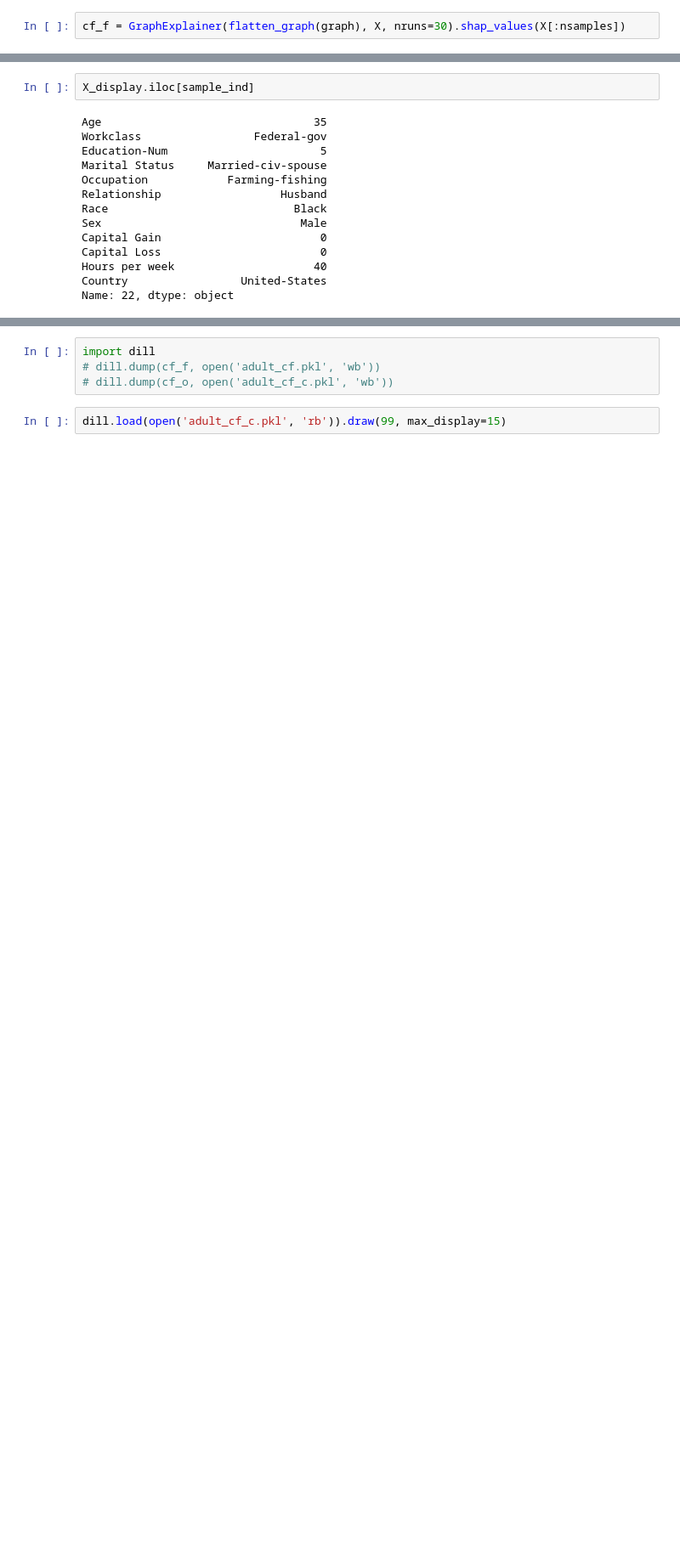
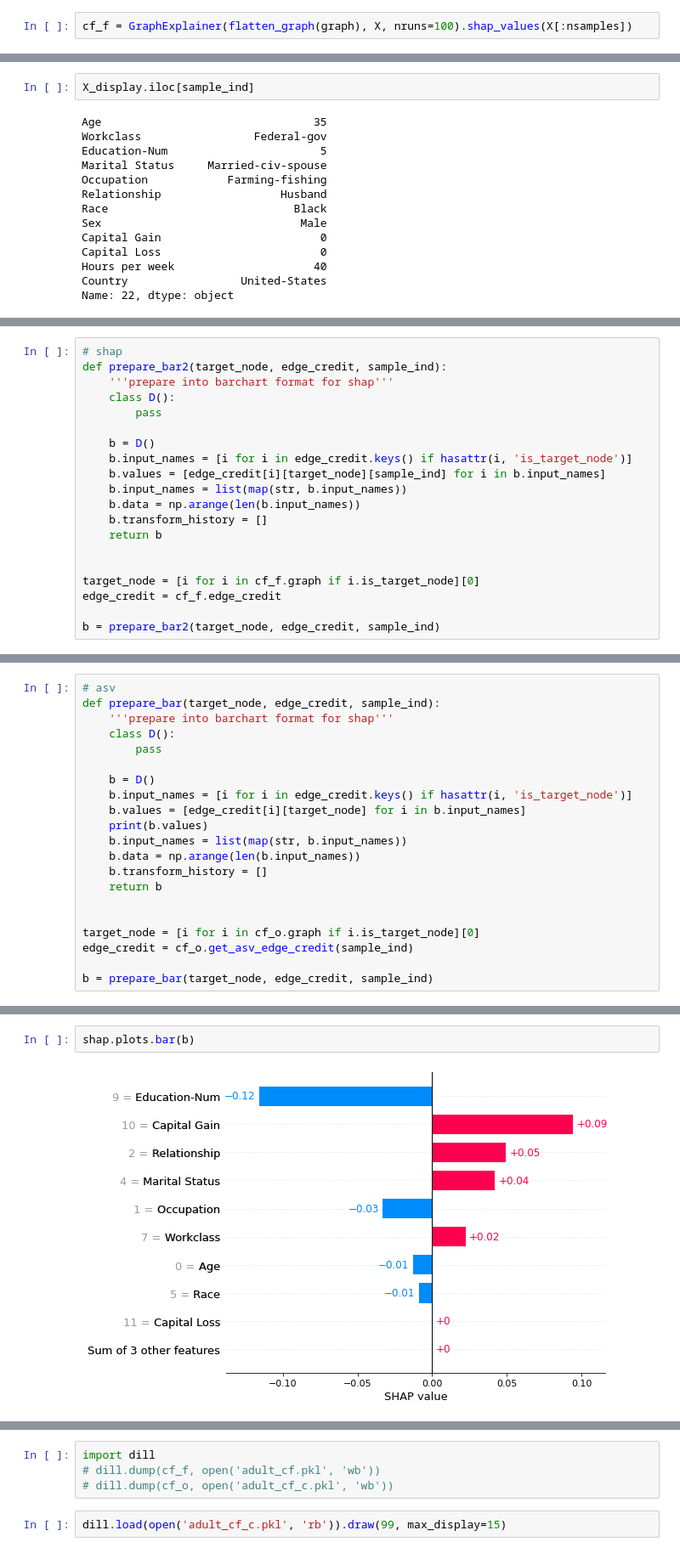
Before and after one commit to nathanwang000/Shapley-Flow, a Jupyter notebook: notebooks/adult.ipynb, the cells around one changed output, grey strips where cells are left out. Shown: that part at 85% size. Cells and saved outputs as stored; diff of their text form; blank space fills up the shorter version.

Commit message:
updated barchart with non-shap explanation object

```diff
--- a/notebooks/adult.ipynb
+++ b/notebooks/adult.ipynb
@@ -481,5 +507,5 @@ cf_o.draw(idx=sample_ind, max_display=10)
 # %%
-cf_f = GraphExplainer(flatten_graph(graph), X, nruns=30).shap_values(X[:nsamples])
+cf_f = GraphExplainer(flatten_graph(graph), X, nruns=100).shap_values(X[:nsamples])
 # %%
 cf_f.draw(60)
 # %% [output]
@@ -519,0 +587,20 @@ Name: 22, dtype: object
+# %%
+# shap
+def prepare_bar2(target_node, edge_credit, sample_ind):
+    '''prepare into barchart format for shap'''
+    class D():
+        pass
+
+    b = D()
+    b.input_names = [i for i in edge_credit.keys() if hasattr(i, 'is_target_node')]
+    b.values = [edge_credit[i][target_node][sample_ind] for i in b.input_names]
+    b.input_names = list(map(str, b.input_names))
+    b.data = np.arange(len(b.input_names))
+    b.transform_history = []
+    return b
+
+
+target_node = [i for i in cf_f.graph if i.is_target_node][0]
+edge_credit = cf_f.edge_credit
+
+b = prepare_bar2(target_node, edge_credit, sample_ind)
@@ -519,0 +609,21 @@ Name: 22, dtype: object
+# %%
+# asv
+def prepare_bar(target_node, edge_credit, sample_ind):
+    '''prepare into barchart format for shap'''
+    class D():
+        pass
+
+    b = D()
+    b.input_names = [i for i in edge_credit.keys() if hasattr(i, 'is_target_node')]
+    b.values = [edge_credit[i][target_node] for i in b.input_names]
+    print(b.values)
+    b.input_names = list(map(str, b.input_names))
+    b.data = np.arange(len(b.input_names))
+    b.transform_history = []
+    return b
+
+
+target_node = [i for i in cf_o.graph if i.is_target_node][0]
+edge_credit = cf_o.get_asv_edge_credit(sample_ind)
+
+b = prepare_bar(target_node, edge_credit, sample_ind)
@@ -519,0 +633,4 @@ Name: 22, dtype: object
+# %%
+shap.plots.bar(b)
+# %% [output]
+[figure, added]
```
Also changed, not shown: parts of 21 cells of this notebook, 4 other files.
